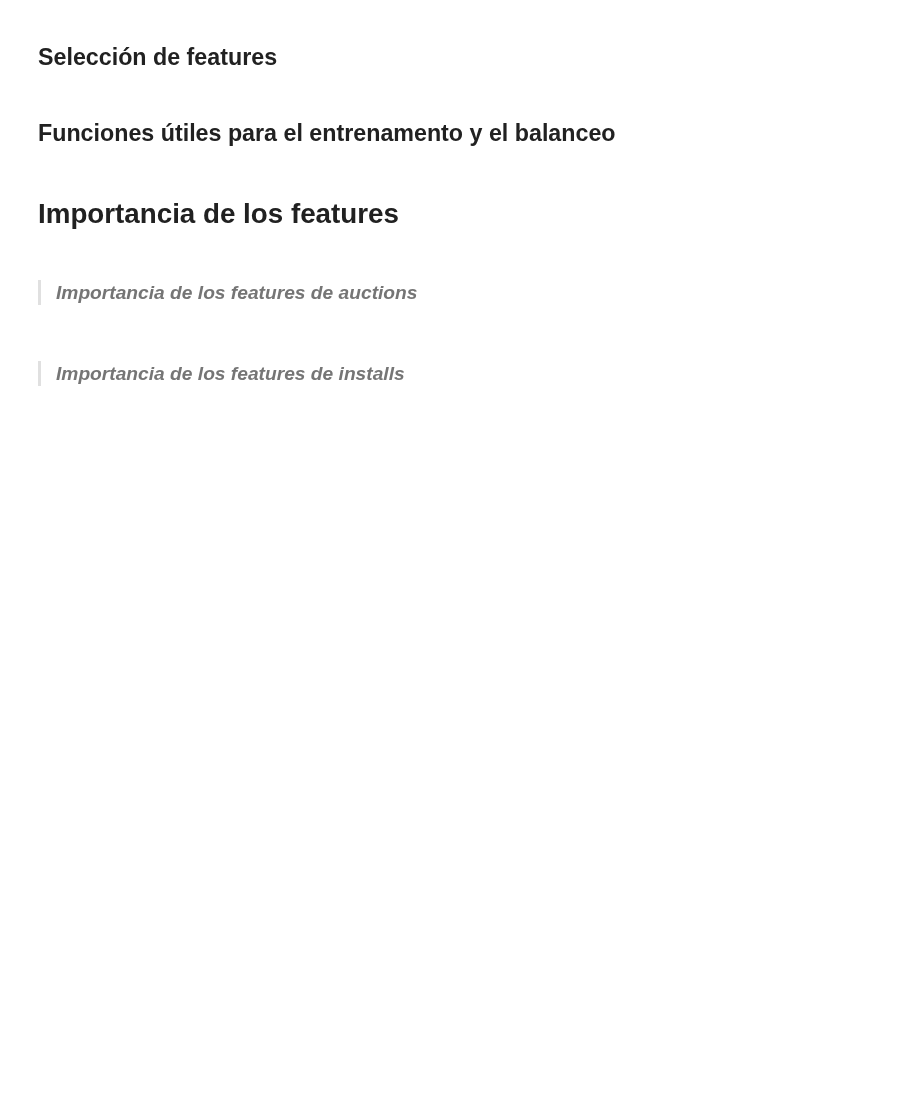
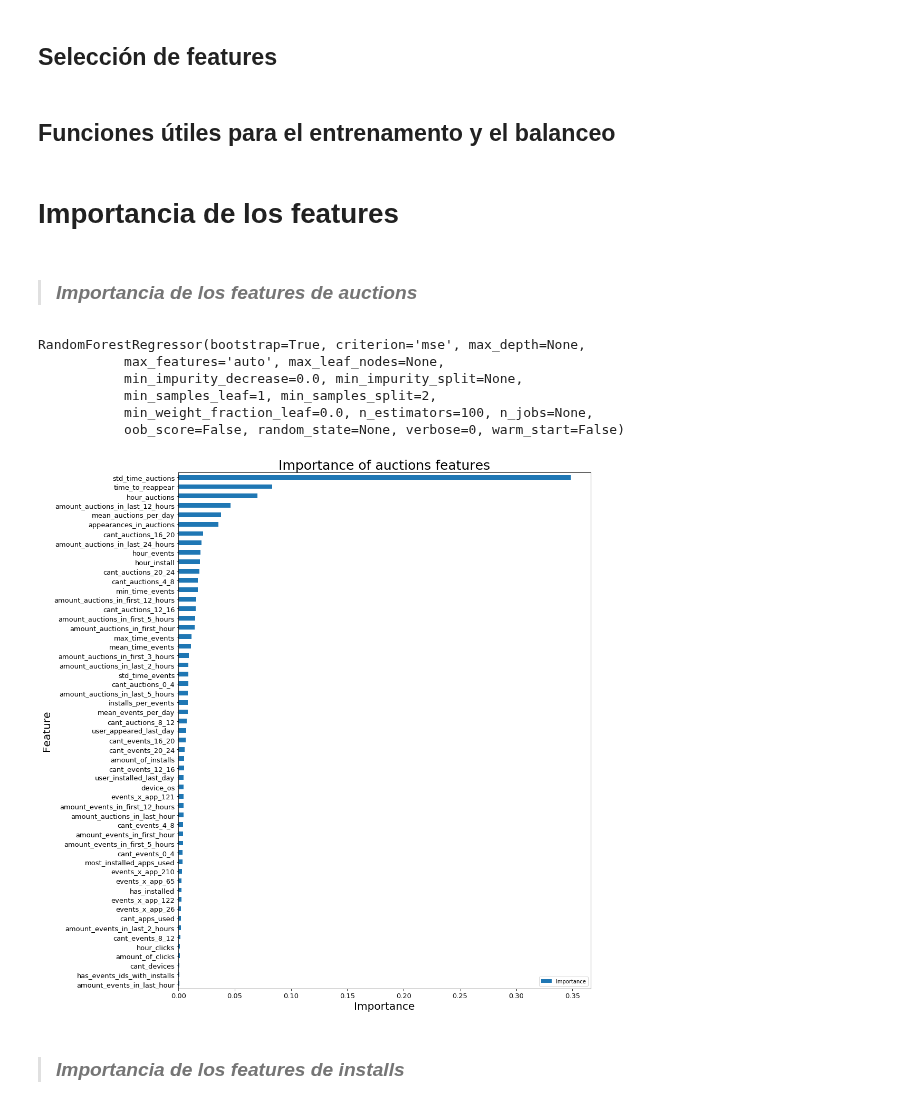
Before and after one commit to AlejandroKler/7506-tp2-datanesa, a Jupyter notebook: trainning.ipynb, the cells around one changed output. Drawn from its saved outputs; the diff is of its cells as text; code cells hidden in the pictures; blank space fills up the shorter version.

Commit message:
agregue graficos arreglados para feature importance

```diff
--- a/trainning.ipynb
+++ b/trainning.ipynb
@@ -47,17 +47,17 @@ features_list_class_auc = [
     'time_to_reappear',
     'amount_of_clicks',
     'has_installed',
-    'user_clicked_last_day',
+    #'user_clicked_last_day',
     'user_installed_last_day',
     'amount_of_installs',
     #'cant_max_day',
     #'cant_min_day',
-    'mean_time_to_click',
-    'max_time_click',
-    'min_time_click',
+    #'mean_time_to_click',
+    #'max_time_click',
+    #'min_time_click',
     'mean_auctions_per_day',
     'mean_events_per_day',
-    'mean_clicks_per_day',
+    #'mean_clicks_per_day',
     'amount_auctions_in_last_hour',
     'amount_auctions_in_last_2_hours',
     'amount_auctions_in_last_5_hours',
@@ -72,10 +72,10 @@ features_list_class_auc = [
     'amount_events_in_first_hour',
     'amount_events_in_first_5_hours',
     'amount_events_in_first_12_hours',
-    'amount_clicks_in_last_2_hours',
-    'amount_clicks_in_last_4_hours',
+    #'amount_clicks_in_last_2_hours',
+    #'amount_clicks_in_last_4_hours',
     'device_os',
-    'std_time_to_click',
+    #'std_time_to_click',
     'std_time_auctions',
     #'max_time_install',
     #'min_time_install',
@@ -86,7 +86,7 @@ features_list_class_auc = [
     'mean_time_events',
     'std_time_events',
     'installs_per_events',
-    'installs_per_clicks',
+    #'installs_per_clicks',
     'events_x_app_210',
     'events_x_app_122',
     'events_x_app_65',
@@ -94,10 +94,10 @@ features_list_class_auc = [
     'events_x_app_26',
     'most_installed_apps_used',
     'cant_apps_used',
-    'cant_events_atributed',
-    'has_events_atributed',
+    #'cant_events_atributed',
+    #'has_events_atributed',
     'has_events_ids_with_installs',
-    'has_events_ids_without_installs',
+    #'has_events_ids_without_installs',
     'cant_events_0_4',
     'cant_events_4_8',
     'cant_events_8_12',
@@ -113,14 +113,14 @@ features_list_class_auc = [
     #'implicit',
     #'latitude',
     #'longitude',
-    'clicked_in_last_5_minutes',
-    'clicked_with_wifi_in_last_3_hours',
+    #'clicked_in_last_5_minutes',
+    #'clicked_with_wifi_in_last_3_hours',
     'hour_install',
     'hour_events',
     'hour_clicks',
     'hour_auctions',
-    'amount_auctions_in_last_half_hour',
-    'amount_auctions_in_last_15_minutes',
+    #'amount_auctions_in_last_half_hour',
+    #'amount_auctions_in_last_15_minutes',
     'cant_devices'
 ]
 # %%
@@ -260,18 +260,30 @@ rf_auc = RandomForestRegressor(n_estimators=100)
 rf_auc.fit(X, Y)
 #print("Features sorted by their score:")
 #print(sorted(zip(map(lambda x: round(x, 4), rf.feature_importances_), names), reverse=True))
+# %% [output]
+RandomForestRegressor(bootstrap=True, criterion='mse', max_depth=None,
+           max_features='auto', max_leaf_nodes=None,
+           min_impurity_decrease=0.0, min_impurity_split=None,
+           min_samples_leaf=1, min_samples_split=2,
+           min_weight_fraction_leaf=0.0, n_estimators=100, n_jobs=None,
+           oob_score=False, random_state=None, verbose=0, warm_start=False)
 # %%
 feature_importance_auctions = sorted(zip(map(lambda x: round(x, 4), rf_auc.feature_importances_), names))
 feature_auctions_plot = pd.DataFrame(feature_importance_auctions).set_index(1)
 # %%
 # Ploteo
 
 import matplotlib.pyplot as plt
 
-plot = feature_auctions_plot.plot(kind="barh", figsize=(15,13))
+plot = feature_auctions_plot.plot(kind="barh", figsize=(14,18))
 plot.set_title("Importance of auctions features", fontsize=25)
 plot.set_ylabel("Feature", fontsize=20)
 plot.set_xlabel("Importance", fontsize=20);
+plot.legend(["Importance"], loc=4)
+plot.tick_params(labelsize=13, which='major')
+plt.savefig("importance_auctions.png", bbox_inches="tight")
+# %% [output]
+[figure, added]
 # %% [markdown]
 > ### ***Importancia de los features de installs***
 # %%
```
Also changed, not shown: parts of 13 cells of this notebook.
